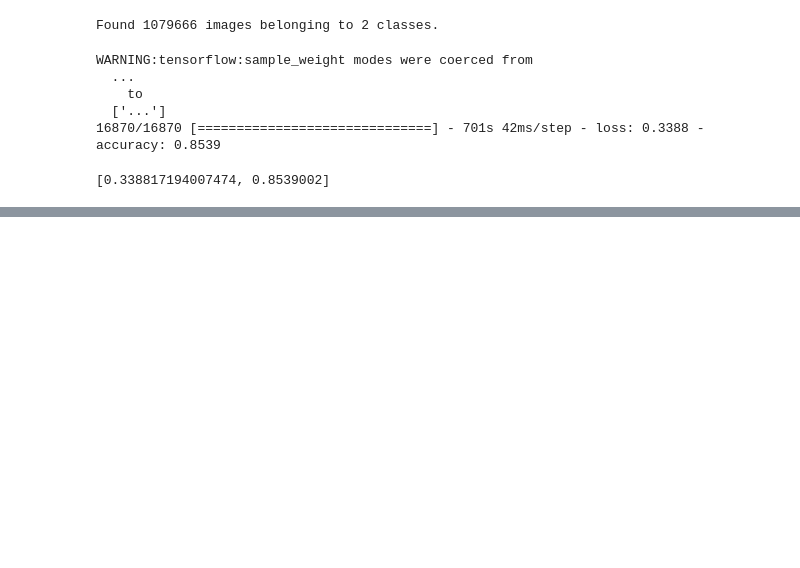
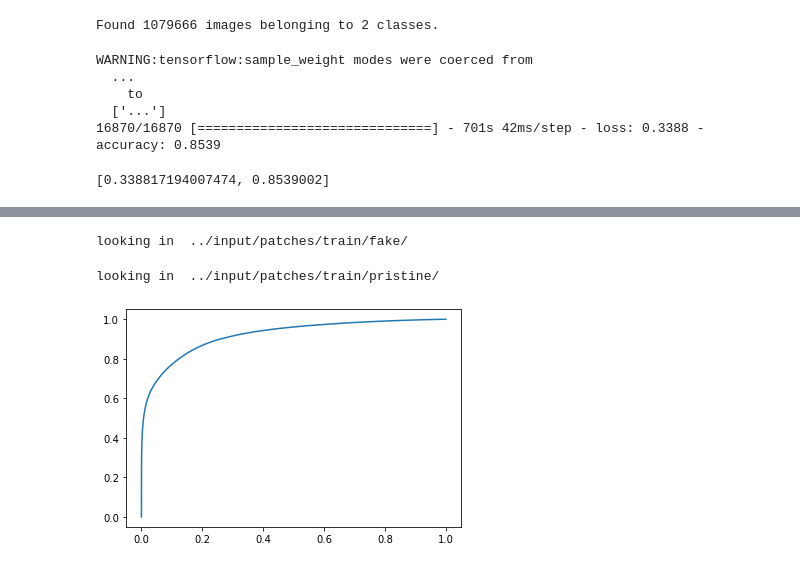
Before and after one commit to durgakiran/imageforgerydetection, a Jupyter notebook: notebooks/SCNN.ipynb, the cells around one changed output, grey strips where cells are left out. Drawn from its saved outputs; the diff is of its cells as text; code cells hidden in the pictures; blank space fills up the shorter version.

```diff
--- a/notebooks/SCNN.ipynb
+++ b/notebooks/SCNN.ipynb
@@ -285,0 +370,21 @@ def patch_generation(img: str):
+# %%
+fileLength = len(os.listdir('../input/patches/train/fake/'))
+for i in tqdm(range(0, fileLength, 64)):
+    samples, labels = next(imageGenerator)
+    true_train.extend(labels)
+    prediction = model.predict_on_batch(samples)
+    prediction = np.array(prediction).reshape(prediction.shape[0],).tolist()
+    predictions_train.extend(prediction)
+# %% [output]
+looking in  ../input/patches/train/fake/
+# %%
+imageGenerator = custom_image_gen('../input/patches/train/pristine/', 64, 1)
+fileLength = len(os.listdir('../input/patches/train/pristine/'))
+for i in tqdm(range(0, fileLength, 64)):
+    samples, labels = next(imageGenerator)
+    true_train.extend(labels)
+    prediction = model.predict_on_batch(samples)
+    prediction = np.array(prediction).reshape(prediction.shape[0],).tolist()
+    predictions_train.extend(prediction)
+# %% [output]
+looking in  ../input/patches/train/pristine/
@@ -285,0 +393,10 @@ def patch_generation(img: str):
+# %%
+predictions_inverse = [1-x for x in predictions_train]
+true_inverse = [1-x for x in true_train]
+# %%
+fpr, tpr, thresholds = roc_curve(true_inverse, predictions_inverse, pos_label=1)
+# %%
+plt.plot(fpr, tpr)
+plt.show()
+# %% [output]
+[figure, added]
```
Also changed, not shown: parts of 32 cells of this notebook, 1 other file.
